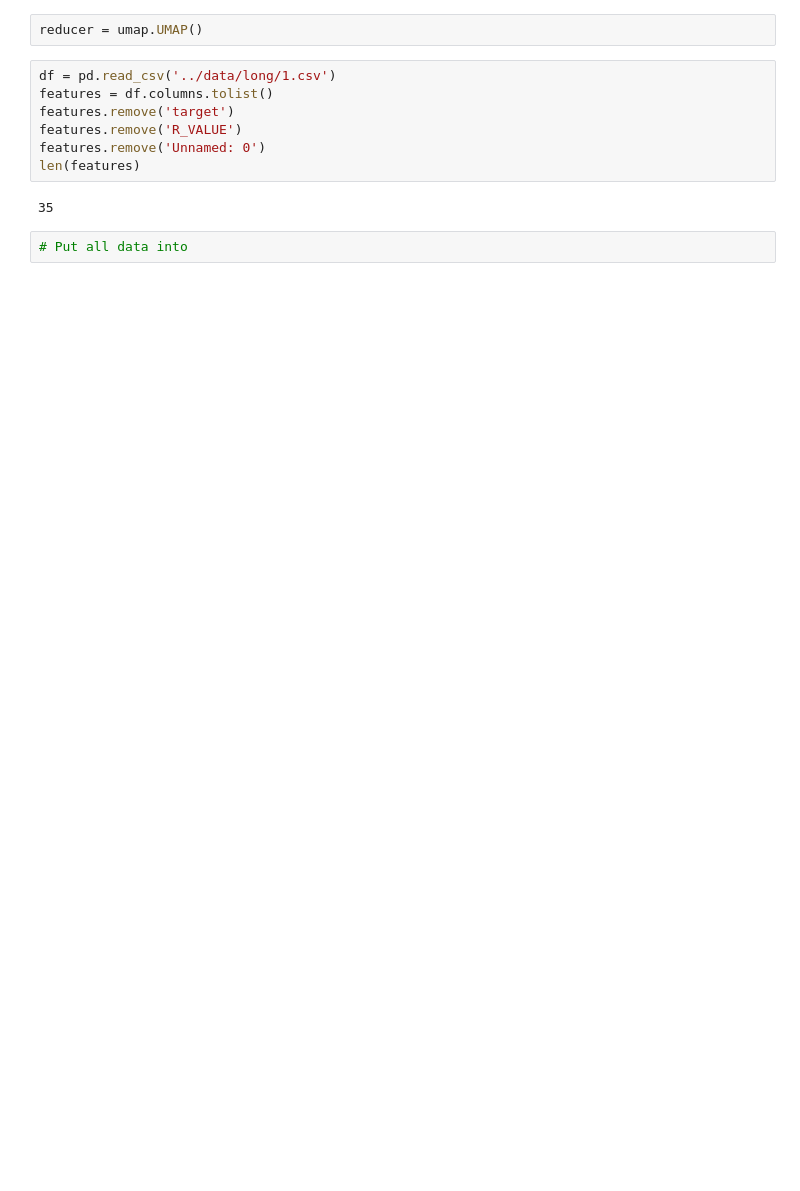
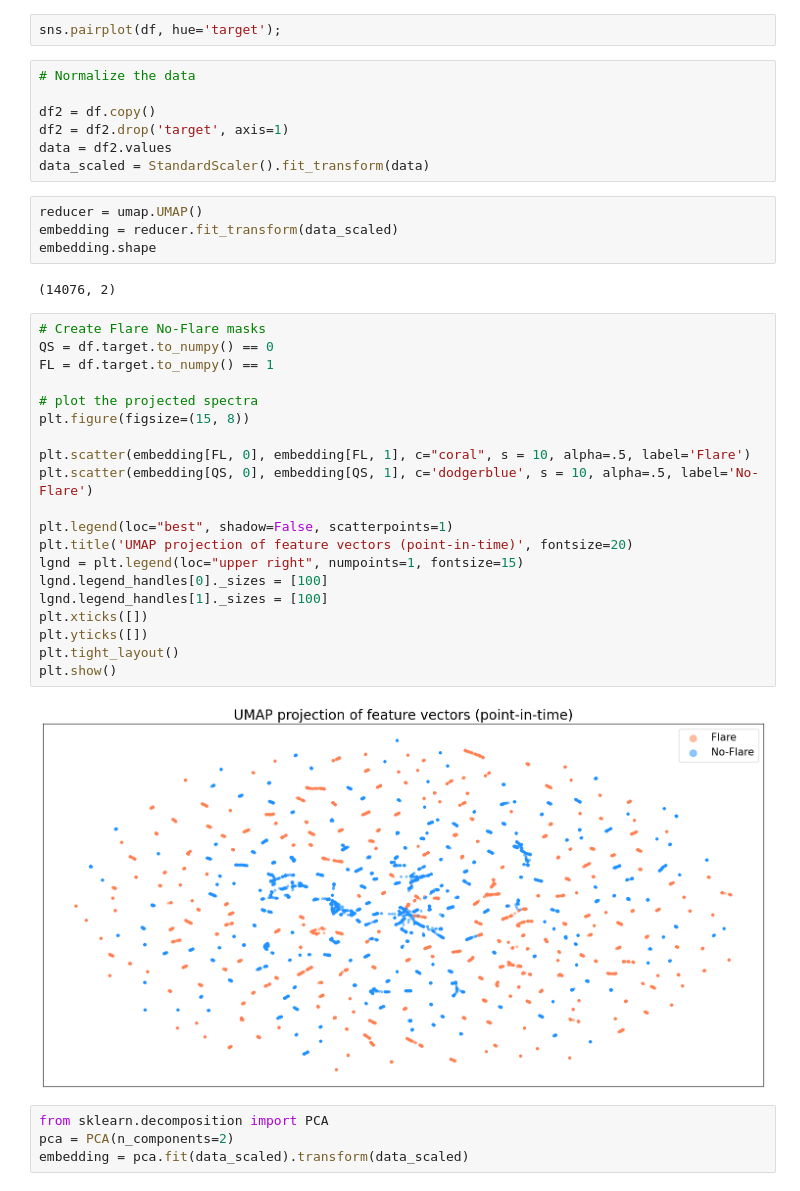
Before and after one commit to brandonlpanos/mvts, a Jupyter notebook: src/umap.ipynb, the cells around one changed output. Saved outputs shown, nothing was run; the diff lists cells and outputs as text; blank space fills up the shorter version.

```diff
--- a/src/umap.ipynb
+++ b/src/umap.ipynb
@@ -22,13 +51,41 @@ x.shape
+# %%
+sns.pairplot(df, hue='target');
+# %%
+# Normalize the data
+
+df2 = df.copy()
+df2 = df2.drop('target', axis=1)
+data = df2.values
+data_scaled = StandardScaler().fit_transform(data)
 # %%
 reducer = umap.UMAP()
+embedding = reducer.fit_transform(data_scaled)
+embedding.shape
+# %% [output]
+(14076, 2)
-# %%
-df = pd.read_csv('../data/long/1.csv')
-features = df.columns.tolist()
-features.remove('target')
-features.remove('R_VALUE')
-features.remove('Unnamed: 0')
-len(features)
-# %% [output]
-35
-# %%
-# Put all data into
+# %%
+# Create Flare No-Flare masks
+QS = df.target.to_numpy() == 0
+FL = df.target.to_numpy() == 1
+
+# plot the projected spectra
+plt.figure(figsize=(15, 8))
+
+plt.scatter(embedding[FL, 0], embedding[FL, 1], c="coral", s = 10, alpha=.5, label='Flare')
+plt.scatter(embedding[QS, 0], embedding[QS, 1], c='dodgerblue', s = 10, alpha=.5, label='No-Flare')
+
+plt.legend(loc="best", shadow=False, scatterpoints=1)
+plt.title('UMAP projection of feature vectors (point-in-time)', fontsize=20)
+lgnd = plt.legend(loc="upper right", numpoints=1, fontsize=15)
+lgnd.legend_handles[0]._sizes = [100]
+lgnd.legend_handles[1]._sizes = [100]
+plt.xticks([])
+plt.yticks([])
+plt.tight_layout()
+plt.show()
+# %% [output]
+[figure, added]
+# %%
+from sklearn.decomposition import PCA
+pca = PCA(n_components=2)
+embedding = pca.fit(data_scaled).transform(data_scaled)
```
Also changed, not shown: parts of 11 cells of this notebook.
